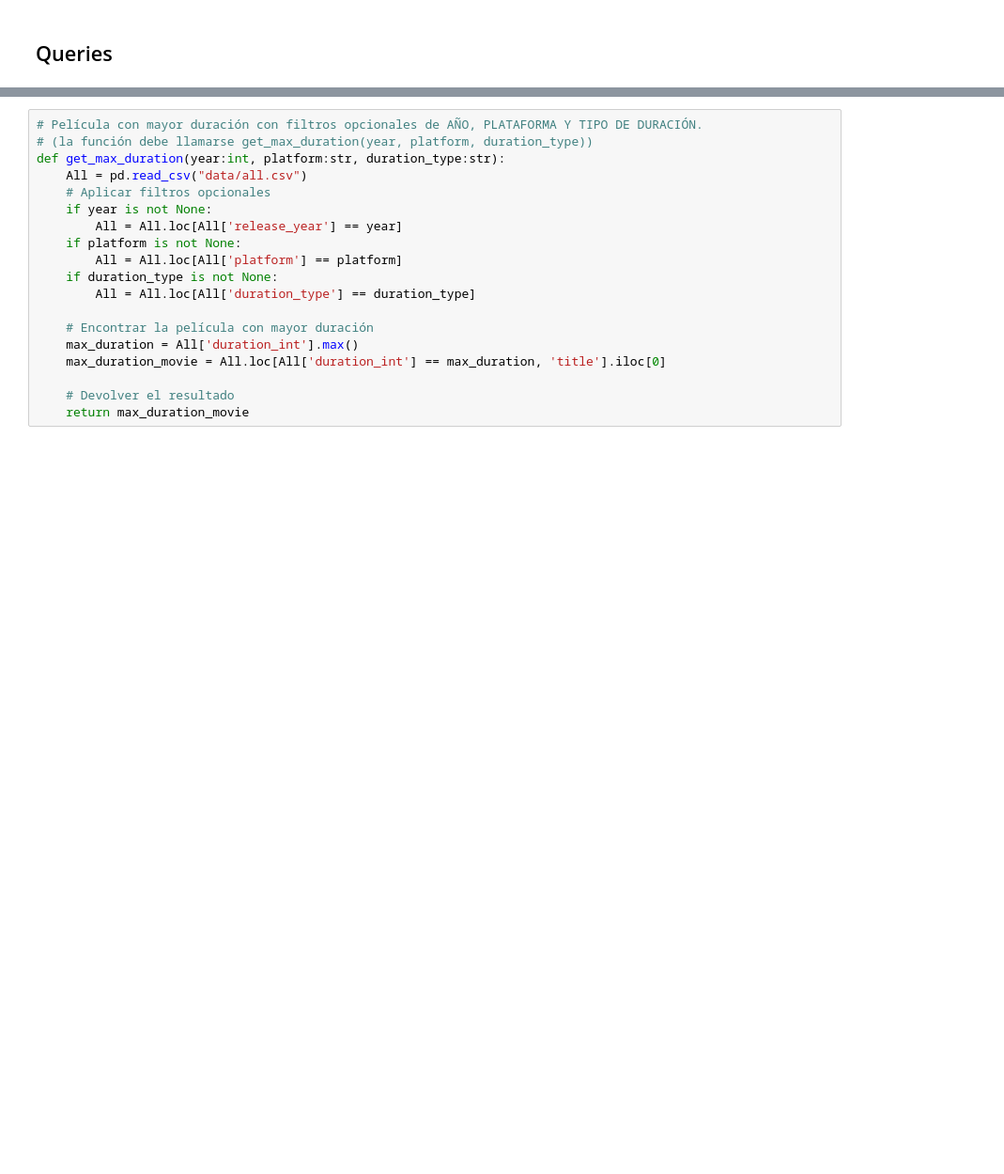
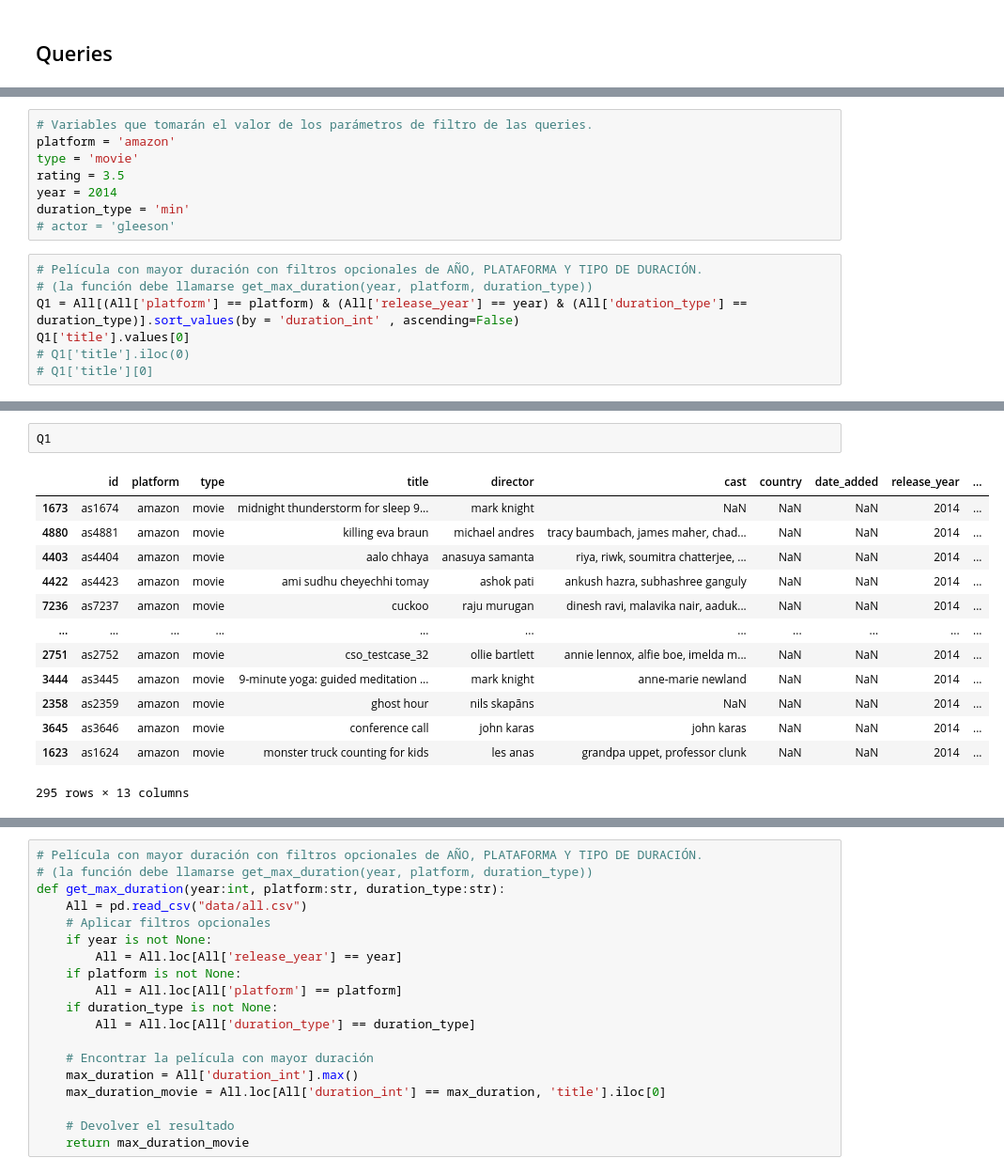
Before and after one commit to LucianoLarrea/PI_ML_OPS, a Jupyter notebook: 2-Querys.ipynb, the cells around one changed output, grey strips where cells are left out. Shown at 94% size. Cells and saved outputs as stored; diff of their text form; blank space fills up the shorter version.

```diff
--- a/2-Querys.ipynb
+++ b/2-Querys.ipynb
@@ -52,0 +59,15 @@ SyntaxError: invalid syntax (<unknown>, line 1)
+# %%
+# Variables que tomarán el valor de los parámetros de filtro de las queries.
+platform = 'amazon'
+type = 'movie'
+rating = 3.5
+year = 2014
+duration_type = 'min'
+# actor = 'gleeson'
+# %%
+# Película con mayor duración con filtros opcionales de AÑO, PLATAFORMA Y TIPO DE DURACIÓN.
+# (la función debe llamarse get_max_duration(year, platform, duration_type))
+Q1 = All[(All['platform'] == platform) & (All['release_year'] == year) & (All['duration_type'] == duration_type)].sort_values(by = 'duration_int' , ascending=False)
+Q1['title'].values[0]
+# Q1['title'].iloc(0)
+# Q1['title'][0]
@@ -52,0 +90,16 @@ SyntaxError: invalid syntax (<unknown>, line 1)
+# %%
+Q1
+# %% [output]
+|  | id | platform | type | title | director | cast | country | date_added | release_year | ... |
+| 1673 | as1674 | amazon | movie | midnight thunderstorm for sleep 9... | mark knight | NaN | NaN | NaN | 2014 | ... |
+| 4880 | as4881 | amazon | movie | killing eva braun | michael andres | tracy baumbach, james maher, chad... | NaN | NaN | 2014 | ... |
+| 4403 | as4404 | amazon | movie | aalo chhaya | anasuya samanta | riya, riwk, soumitra chatterjee, ... | NaN | NaN | 2014 | ... |
+| 4422 | as4423 | amazon | movie | ami sudhu cheyechhi tomay | ashok pati | ankush hazra, subhashree ganguly | NaN | NaN | 2014 | ... |
+| 7236 | as7237 | amazon | movie | cuckoo | raju murugan | dinesh ravi, malavika nair, aaduk... | NaN | NaN | 2014 | ... |
+| ... | ... | ... | ... | ... | ... | ... | ... | ... | ... | ... |
+| 2751 | as2752 | amazon | movie | cso_testcase_32 | ollie bartlett | annie lennox, alfie boe, imelda m... | NaN | NaN | 2014 | ... |
+| 3444 | as3445 | amazon | movie | 9-minute yoga: guided meditation ... | mark knight | anne-marie newland | NaN | NaN | 2014 | ... |
+| 2358 | as2359 | amazon | movie | ghost hour | nils skapāns | NaN | NaN | NaN | 2014 | ... |
+| 3645 | as3646 | amazon | movie | conference call | john karas | john karas | NaN | NaN | 2014 | ... |
+| 1623 | as1624 | amazon | movie | monster truck counting for kids | les anas | grandpa uppet, professor clunk | NaN | NaN | 2014 | ... |
+295 rows × 13 columns
```
Also changed, not shown: parts of 12 cells of this notebook, 4 other files.
